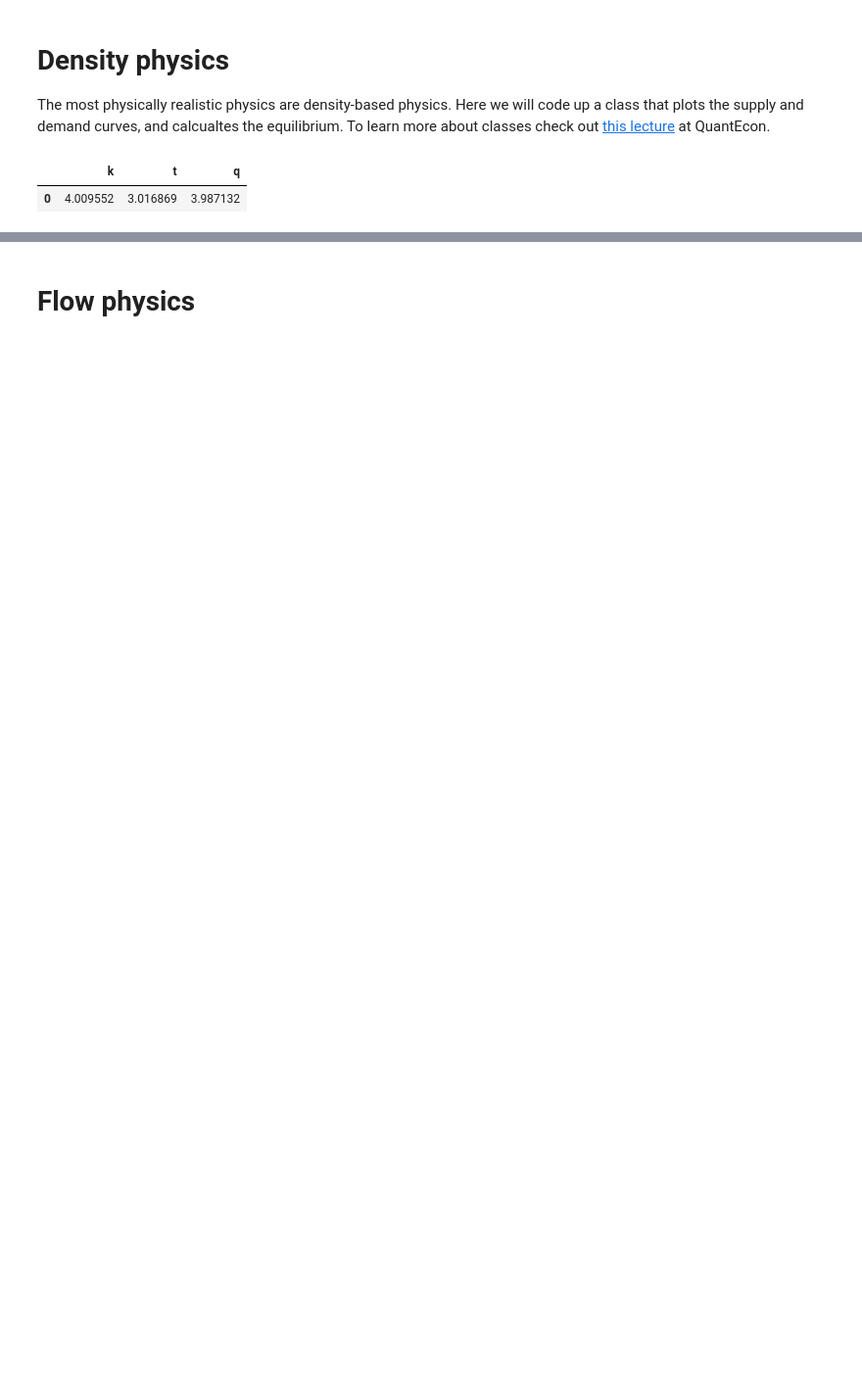
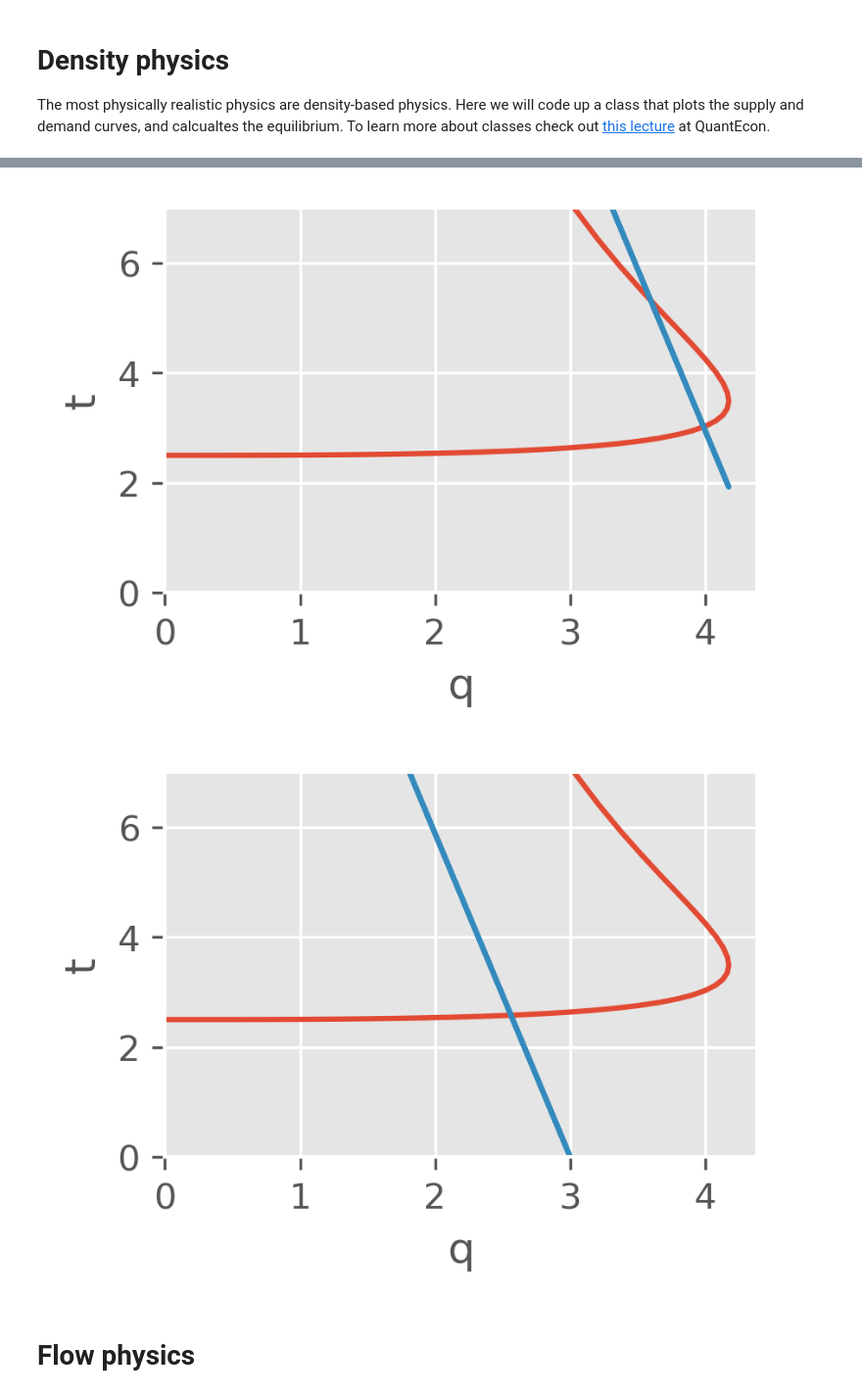
Before and after one commit to lewislehe/419, a Jupyter notebook: lecture-static-models.ipynb, the cells around one changed output, grey strips where cells are left out. Shown at 98% size. Drawn from its saved outputs; the diff is of its cells as text; code cells hidden in the pictures; blank space fills up the shorter version.

```diff
--- a/lecture-static-models.ipynb
+++ b/lecture-static-models.ipynb
@@ -4,14 +4,15 @@ import scipy.optimize as opt
 import matplotlib.pyplot as plt
 import pandas as pd
 plt.style.use('ggplot')
-plt.rcParams['figure.dpi'] = 300
-# from collections import namedtuple
-# Equilibrium = namedtuple('Equilibrium',['k','t','q'])
+# plt.rcParams['figure.dpi'] = 300
 # %% [markdown]
 # Density physics
 
 The most physically realistic physics are density-based physics. Here we will code up a class that plots the supply and demand curves, and calcualtes the equilibrium. To learn more about classes check out [this lecture](https://python-programming.quantecon.org/python_oop.html) at QuantEcon.
 # %%
+from collections import namedtuple
+Equilibrium = namedtuple('Equilibrium',['k','t','q'])
+k0 = 5
 class TrafficProblem():
     def __init__(self, L = 3, a = 1.2, βt = .17, α=4., k0=7):
         self.k0 = k0
@@ -34,10 +35,10 @@ class TrafficProblem():
         k_eq = opt.root(f,x0=guess).x[0]
         t_eq = self.t(k_eq)
         q_eq = self.Q(k_eq)
-        return pd.DataFrame({'k':[k_eq],'t':[t_eq], 'q':[q_eq]})
+        return Equilibrium(k_eq,t_eq,q_eq)
 
-    def drawPlot(self,ylim=6): #you can pass whatever attributes you want here, such as the figure size
-        fig,ax = plt.subplots(figsize=(4,3))
+    def drawPlot(self,ylim=6,figsize=(4,3)): #you can pass whatever attributes you want here, such as the figure size
+        fig,ax = plt.subplots(figsize=figsize)
         ks = np.linspace(0,20,100)
         qs = self.Q(ks)
         ax.plot(qs,self.t(ks)) #supply plot T^s
@@ -46,13 +47,17 @@ class TrafficProblem():
         ax.set_xlim(0,ax.get_xlim()[1])
         ax.set_xlabel('q')
         ax.set_ylabel('t')
-        # fig.tight_layout()
 # %%
 #here's an example. we plot
 TP = TrafficProblem(α=4.5)
-TP.drawPlot(ylim=7) #say we want to see up to t = 7
-TP.findEquilibrium(guess=5)
+TP.drawPlot(ylim=7,figsize=(3,2)) #say we want to see up to t = 7
+TP2 = TrafficProblem(α=3)
+TP2.drawPlot(ylim=7,figsize=(3,2)) #say we want to see up to t = 7
+# eq = TP.findEquilibrium(guess=6)
+# eq
+# eq.q
+# eq = {'k':5,'t':3}
+# eq['k']
+# eq
 # it looks like this guess was about right because the result is where the lines intersect at about (q=4,t=3)
 # %% [output]
-|  | k | t | q |
-| 0 | 4.009552 | 3.016869 | 3.987132 |
@@ -60,2 +64,4 @@ TP.findEquilibrium(guess=5)
+[figure, added]
+[figure, added]
 # %% [markdown]
 # Flow physics
```
Also changed, not shown: parts of 5 cells of this notebook, 1 other file.
